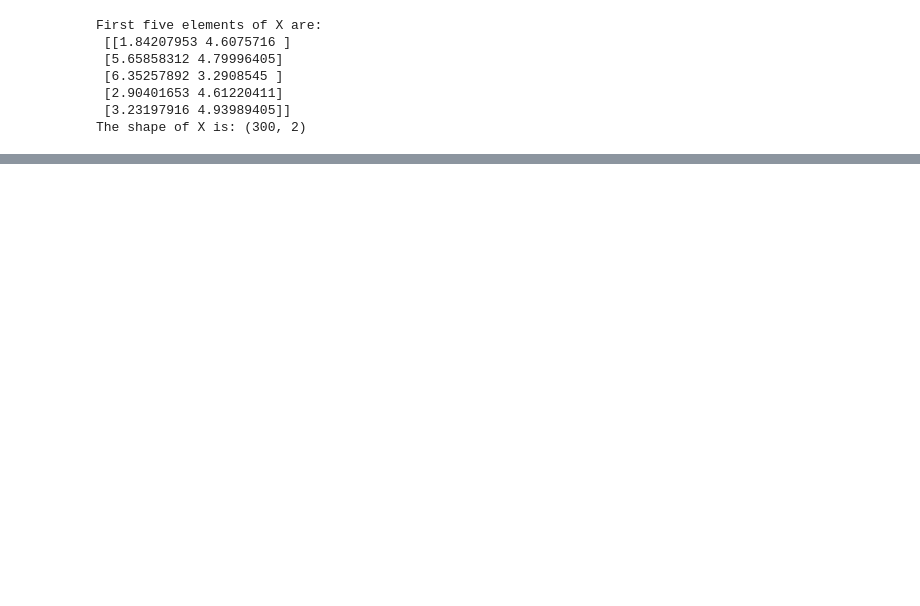
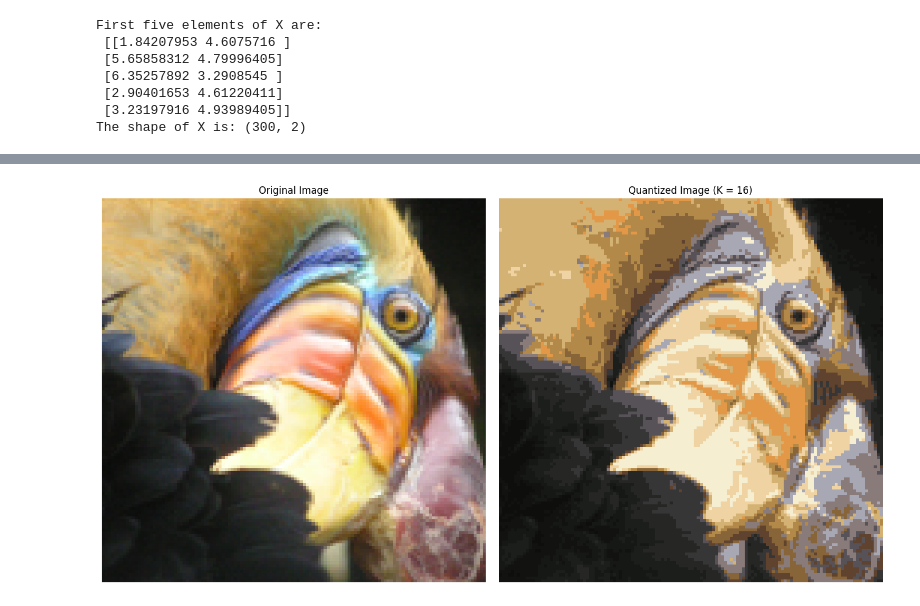
Before and after one commit to SethSekyere/ML-engineering-portfolio, a Jupyter notebook: projects/03-PixelForge/PixelForge.ipynb, the cells around one changed output, grey strips where cells are left out. Saved outputs shown, nothing was run; the diff lists cells and outputs as text; code cells hidden in the pictures; blank space fills up the shorter version.

```diff
--- a/projects/03-PixelForge/PixelForge.ipynb
+++ b/projects/03-PixelForge/PixelForge.ipynb
@@ -714,0 +677,3 @@ ax[1].set_axis_off()
+# %%
+# Loading the original image
+original_img = plt.imread(PROJECT_DIR / "bird_small.png")
@@ -714,0 +840,18 @@ ax[1].set_axis_off()
+# %%
+# ============================================================
+# 6.4 Image Reconstruction
+# ============================================================
+
+# Assign each RGB pixel to its nearest learned centroid.
+idx = find_closest_centroids(X_img, centroids)
+
+# Replace each pixel with the RGB values of its assigned centroid.
+X_recovered = centroids[idx]
+
+# Restore the original image dimensions.
+X_recovered = X_recovered.reshape(original_img.shape)
+
+# Verify the reconstructed image dimensions.
+print("Reconstructed image shape:", X_recovered.shape)
+print("Reconstructed pixel value range:",
+      X_recovered.min(), "to", X_recovered.max())
@@ -714,0 +869,22 @@ ax[1].set_axis_off()
+# %%
+# ============================================================
+# 6.5 Original vs. Quantized Image
+# ============================================================
+
+# Create a side-by-side comparison of the original and reconstructed images.
+fig, ax = plt.subplots(1, 2, figsize=(14, 7))
+
+# Display the original RGB image.
+ax[0].imshow(original_img)
+ax[0].set_title("Original Image")
+ax[0].axis("off")
+
+# Display the image reconstructed using the K-Means color palette.
+ax[1].imshow(X_recovered)
+ax[1].set_title(f"Quantized Image (K = {K})")
+ax[1].axis("off")
+
+plt.tight_layout()
+plt.show()
+# %% [output]
+[figure, added]
```
Also changed, not shown: parts of 82 cells of this notebook.
